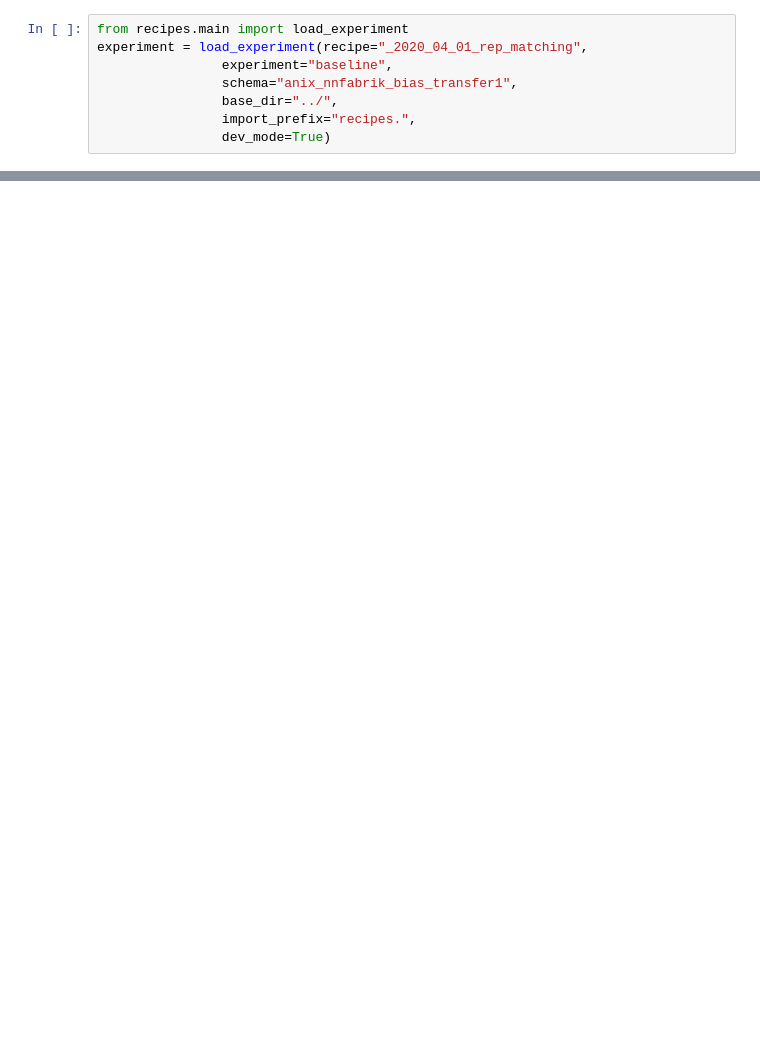
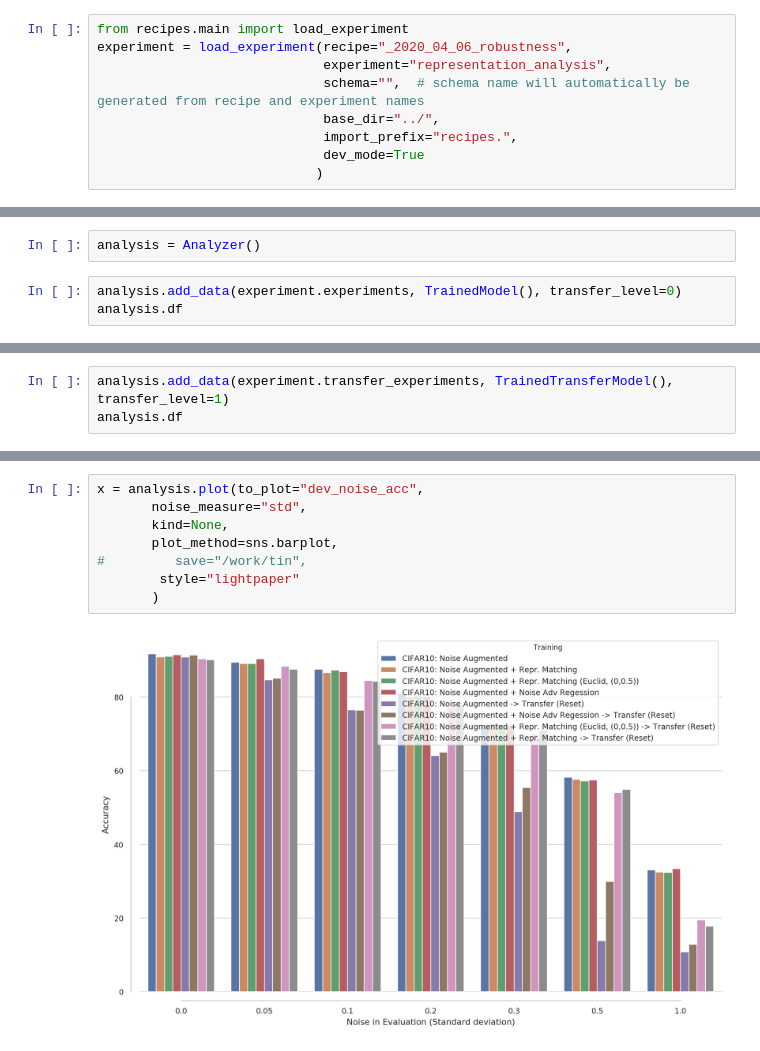
Before and after one commit to sinzlab/orbit_transfer_recipes, a Jupyter notebook: notebooks/main.ipynb, the cells around one changed output, grey strips where cells are left out. Saved outputs shown, nothing was run; the diff lists cells and outputs as text; blank space fills up the shorter version.

Commit message:
Added new robustness experiments

```diff
--- a/notebooks/main.ipynb
+++ b/notebooks/main.ipynb
@@ -8,8 +14,9 @@ sys.path.append("/")
 # %%
 from recipes.main import load_experiment
-experiment = load_experiment(recipe="_2020_04_01_rep_matching",
-                experiment="baseline",
-                schema="anix_nnfabrik_bias_transfer1",
-                base_dir="../",
-                import_prefix="recipes.",
-                dev_mode=True)
+experiment = load_experiment(recipe="_2020_04_06_robustness",
+                             experiment="representation_analysis",
+                             schema="",  # schema name will automatically be generated from recipe and experiment names
+                             base_dir="../",
+                             import_prefix="recipes.",
+                             dev_mode=True
+                            )
@@ -58,0 +183,5 @@ imageio.mimsave('./{}_{}.gif'.format(experiment_key, "given_idx" if idx else "")
+# %%
+analysis = Analyzer()
+# %%
+analysis.add_data(experiment.experiments, TrainedModel(), transfer_level=0)
+analysis.df
@@ -58,0 +194,3 @@ imageio.mimsave('./{}_{}.gif'.format(experiment_key, "given_idx" if idx else "")
+# %%
+analysis.add_data(experiment.transfer_experiments, TrainedTransferModel(), transfer_level=1)
+analysis.df
@@ -58,0 +207,10 @@ imageio.mimsave('./{}_{}.gif'.format(experiment_key, "given_idx" if idx else "")
+# %%
+x = analysis.plot(to_plot="dev_noise_acc",
+       noise_measure="std",
+       kind=None,
+       plot_method=sns.barplot,
+#         save="/work/tin",
+        style="lightpaper"
+       )
+# %% [output]
+[figure, added]
```
Also changed, not shown: parts of 33 cells of this notebook, 5 other files.
